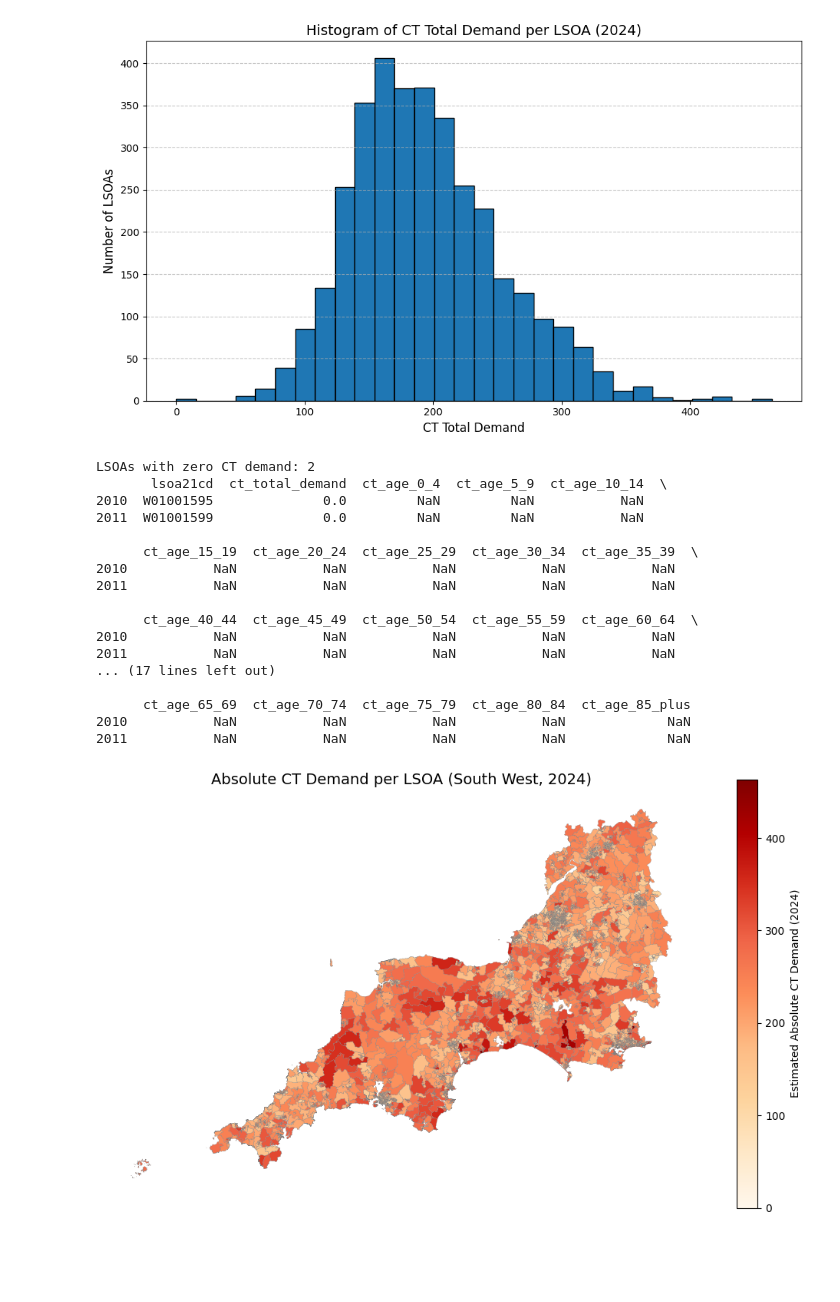
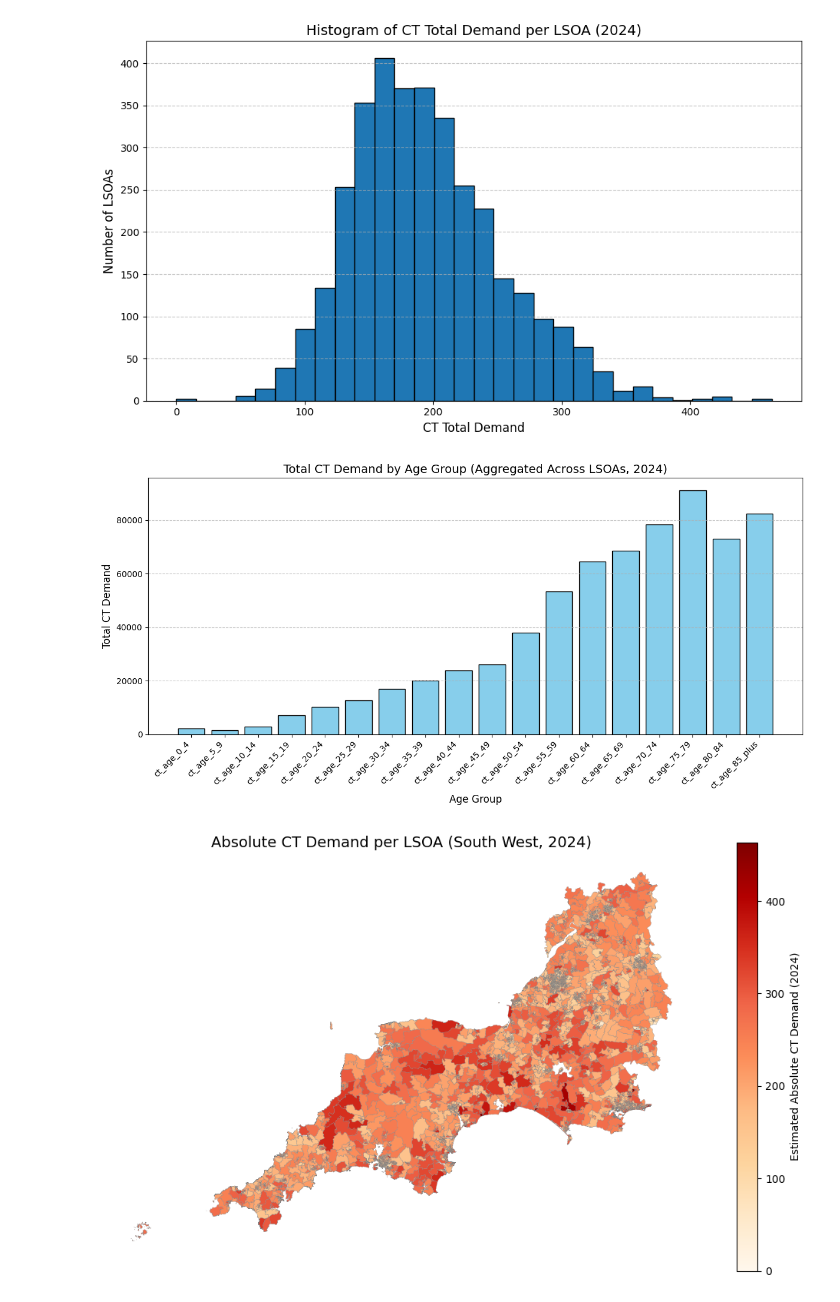
Before and after one commit to RossTylr/diagnostic-modality-demand, a Jupyter notebook: notebooks/02a_CT_spatial_demand.ipynb, the cells around one changed output. Drawn from its saved outputs; the diff is of its cells as text; code cells hidden in the pictures; blank space fills up the shorter version.

```diff
--- a/notebooks/02a_CT_spatial_demand.ipynb
+++ b/notebooks/02a_CT_spatial_demand.ipynb
@@ -103,34 +106,33 @@ plt.show()
 [figure]
 # %%
 # ------------------------------------------------------------------
-# Step 1b – Check for LSOAs with Zero or Very Low CT Demand
+# Step 1b – Histogram of CT Demand by Age Group (Aggregated Across LSOAs)
 # ------------------------------------------------------------------
-zero_demand = ct_demand_df[ct_demand_df["ct_total_demand"] == 0]
-print(f"LSOAs with zero CT demand: {len(zero_demand)}")
-print(zero_demand)
 
-# Optional: Check for LSOAs with very low demand (e.g., less than 5)
-low_demand = ct_demand_df[ct_demand_df["ct_total_demand"] < 5]
-print(f"\nLSOAs with very low CT demand (< 5): {len(low_demand)}")
-print(low_demand)
+# Define age group columns (ensure these match your actual DataFrame)
+age_cols = [
+    "ct_age_0_4", "ct_age_5_9", "ct_age_10_14", "ct_age_15_19", "ct_age_20_24",
+    "ct_age_25_29", "ct_age_30_34", "ct_age_35_39", "ct_age_40_44", "ct_age_45_49",
+    "ct_age_50_54", "ct_age_55_59", "ct_age_60_64", "ct_age_65_69", "ct_age_70_74",
+    "ct_age_75_79", "ct_age_80_84", "ct_age_85_plus"
+]
+
+# Sum across all LSOAs for each age group
+age_totals = ct_demand_df[age_cols].sum()
+
+# Plot
+plt.figure(figsize=(12, 6))
+plt.bar(age_totals.index, age_totals.values, color='skyblue', edgecolor='black')
+
+plt.title("Total CT Demand by Age Group (Aggregated Across LSOAs, 2024)", fontsize=14)
+plt.xlabel("Age Group", fontsize=12)
+plt.ylabel("Total CT Demand", fontsize=12)
+plt.xticks(rotation=45, ha='right')
+plt.grid(axis='y', linestyle='--', alpha=0.7)
+plt.tight_layout()
+plt.show()
 # %% [output]
-LSOAs with zero CT demand: 2
-       lsoa21cd  ct_total_demand  ct_age_0_4  ct_age_5_9  ct_age_10_14  \
-2010  W01001595              0.0         NaN         NaN           NaN
-2011  W01001599              0.0         NaN         NaN           NaN
-
-      ct_age_15_19  ct_age_20_24  ct_age_25_29  ct_age_30_34  ct_age_35_39  \
-2010           NaN           NaN           NaN           NaN           NaN
-2011           NaN           NaN           NaN           NaN           NaN
-
-      ct_age_40_44  ct_age_45_49  ct_age_50_54  ct_age_55_59  ct_age_60_64  \
-2010           NaN           NaN           NaN           NaN           NaN
-2011           NaN           NaN           NaN           NaN           NaN
-... (17 lines left out)
-
-      ct_age_65_69  ct_age_70_74  ct_age_75_79  ct_age_80_84  ct_age_85_plus
-2010           NaN           NaN           NaN           NaN             NaN
-2011           NaN           NaN           NaN           NaN             NaN
+[figure, added]
 # %%
 # ------------------------------------------------------------------
 # Step 2 – Choropleth of Absolute CT Demand per LSOA (2024, 300 DPI)
```
Also changed, not shown: parts of 10 cells of this notebook, 6 other files.
